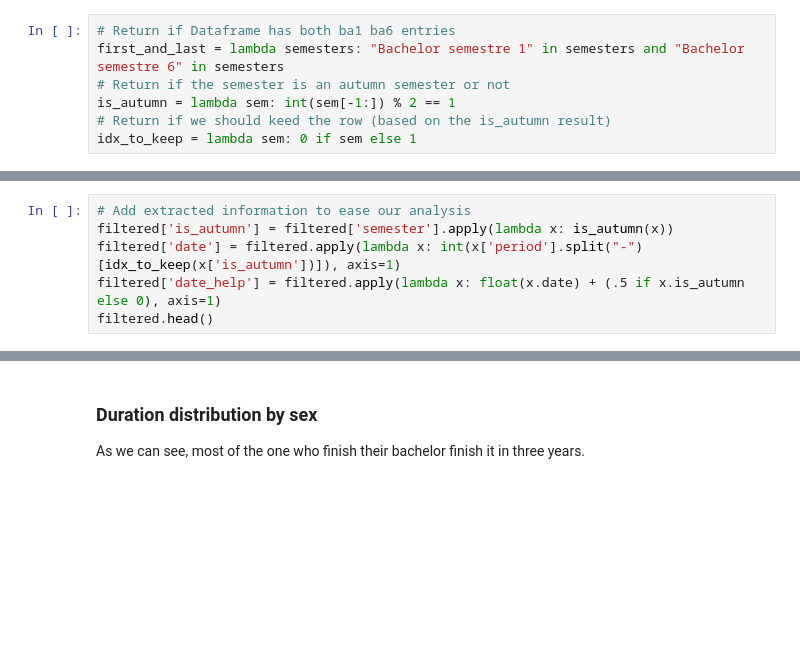
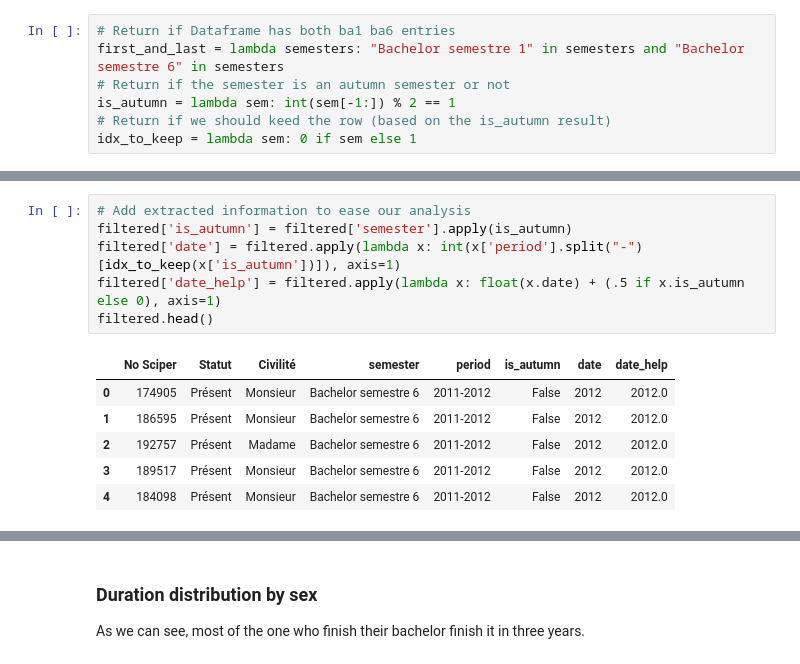
Before and after one commit to onanypoint/ADA-Homework, a Jupyter notebook: 02 - Data from the Web/Data from the web.ipynb, the cells around one changed output, grey strips where cells are left out. Cells and saved outputs as stored; diff of their text form; blank space fills up the shorter version.

```diff
--- a/02 - Data from the Web/Data from the web.ipynb
+++ b/02 - Data from the Web/Data from the web.ipynb
@@ -146,9 +171,16 @@ filtered.head()
 # %%
 # Add extracted information to ease our analysis
-filtered['is_autumn'] = filtered['semester'].apply(lambda x: is_autumn(x))
+filtered['is_autumn'] = filtered['semester'].apply(is_autumn)
 filtered['date'] = filtered.apply(lambda x: int(x['period'].split("-")[idx_to_keep(x['is_autumn'])]), axis=1)
 filtered['date_help'] = filtered.apply(lambda x: float(x.date) + (.5 if x.is_autumn else 0), axis=1)
 filtered.head()
+# %% [output]
+|  | No Sciper | Statut | Civilité | semester | period | is_autumn | date | date_help |
+| 0 | 174905 | Présent | Monsieur | Bachelor semestre 6 | 2011-2012 | False | 2012 | 2012.0 |
+| 1 | 186595 | Présent | Monsieur | Bachelor semestre 6 | 2011-2012 | False | 2012 | 2012.0 |
+| 2 | 192757 | Présent | Madame | Bachelor semestre 6 | 2011-2012 | False | 2012 | 2012.0 |
+| 3 | 189517 | Présent | Monsieur | Bachelor semestre 6 | 2011-2012 | False | 2012 | 2012.0 |
+| 4 | 184098 | Présent | Monsieur | Bachelor semestre 6 | 2011-2012 | False | 2012 | 2012.0 |
 # %%
 grpd = filtered.groupby(['No Sciper'])
 duration = grpd.apply(lambda x: max(x.date_help) - min(x.date_help) + .5)
```
Also changed, not shown: parts of 21 cells of this notebook.
